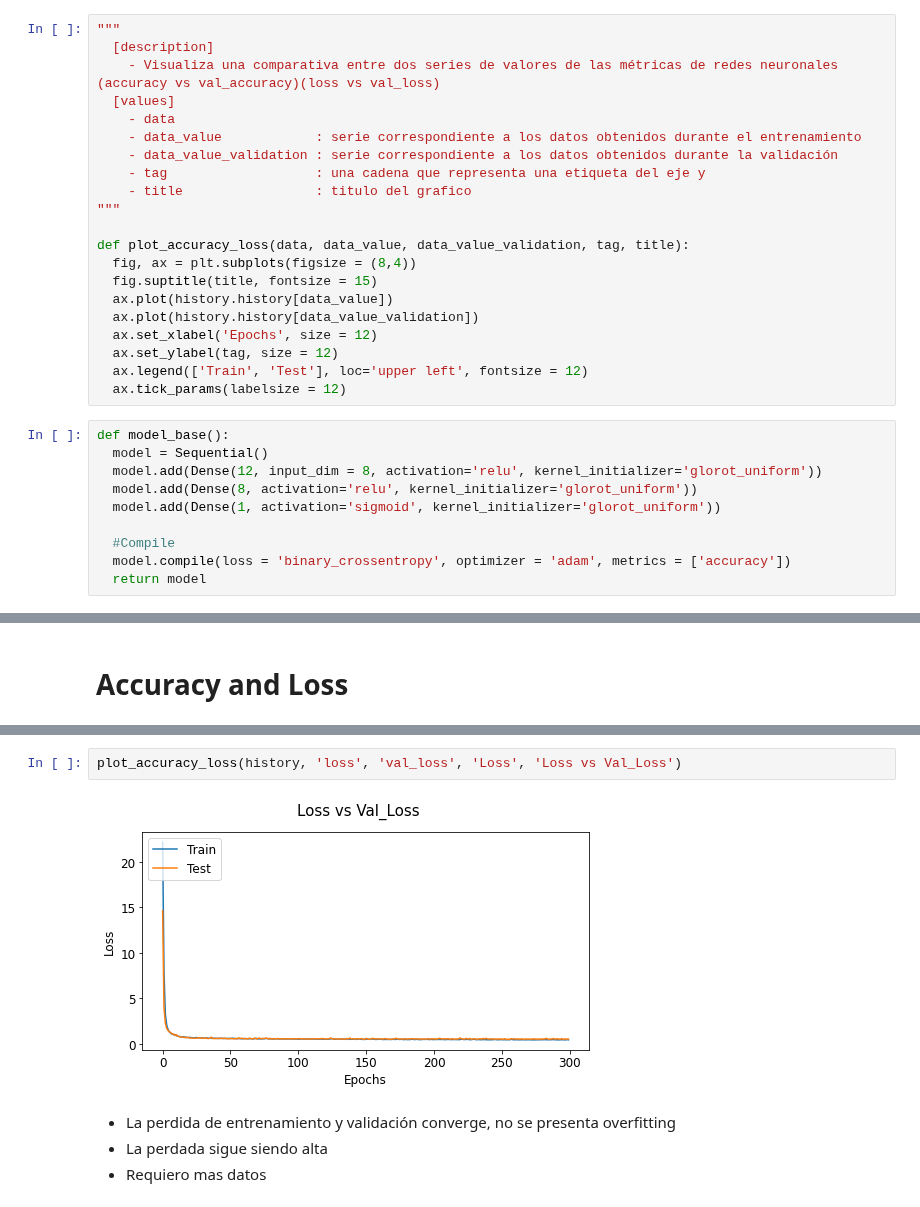
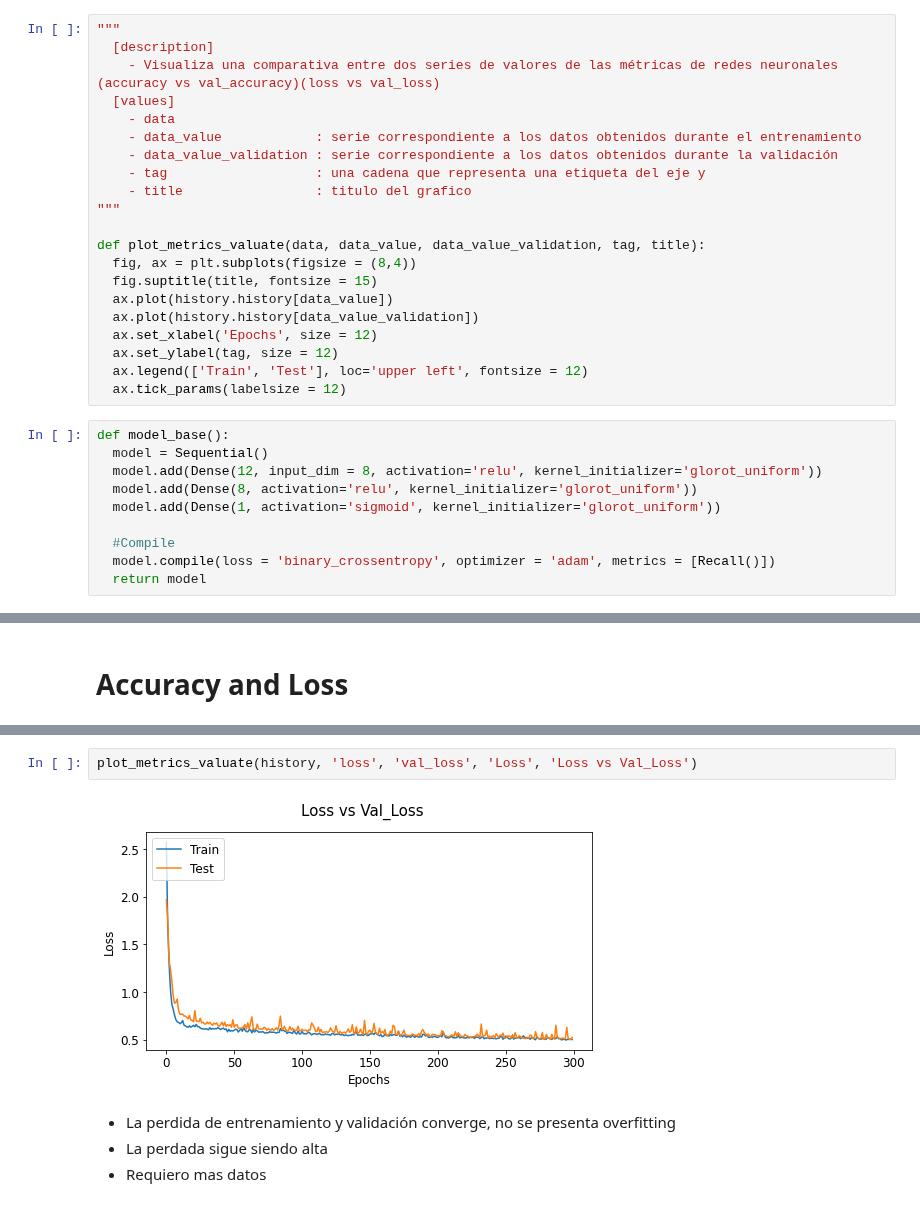
Before and after one commit to Kaiziferr/deep_learning, a Jupyter notebook: multilayer_perceptron/01_workshop_evaluate_model.ipynb, the cells around one changed output, grey strips where cells are left out. Cells and saved outputs as stored; diff of their text form.

```diff
--- a/multilayer_perceptron/01_workshop_evaluate_model.ipynb
+++ b/multilayer_perceptron/01_workshop_evaluate_model.ipynb
@@ -105,7 +108,7 @@ def balance_data(data, tag, target, not_target, title):
     - title                 : titulo del grafico
 """
 
-def plot_accuracy_loss(data, data_value, data_value_validation, tag, title):
+def plot_metrics_valuate(data, data_value, data_value_validation, tag, title):
   fig, ax = plt.subplots(figsize = (8,4))
   fig.suptitle(title, fontsize = 15)
   ax.plot(history.history[data_value])
@@ -122,7 +125,7 @@ def model_base():
   model.add(Dense(1, activation='sigmoid', kernel_initializer='glorot_uniform'))
 
   #Compile
-  model.compile(loss = 'binary_crossentropy', optimizer = 'adam', metrics = ['accuracy'])
+  model.compile(loss = 'binary_crossentropy', optimizer = 'adam', metrics = [Recall()])
   return model
 # %%
 # Data balance
@@ -165,7 +168,7 @@ plot_accuracy_loss(history, 'accuracy', 'val_accuracy', 'Accuracy', 'Accuracy vs
 # %%
-plot_accuracy_loss(history, 'loss', 'val_loss', 'Loss', 'Loss vs Val_Loss')
+plot_metrics_valuate(history, 'loss', 'val_loss', 'Loss', 'Loss vs Val_Loss')
 # %% [output]
-[figure, old version]
+[figure, new version]
 # %% [markdown]
 - La perdida de entrenamiento y validación converge, no se presenta overfitting
 - La perdada sigue siendo alta
```
Also changed, not shown: parts of 12 cells of this notebook.
